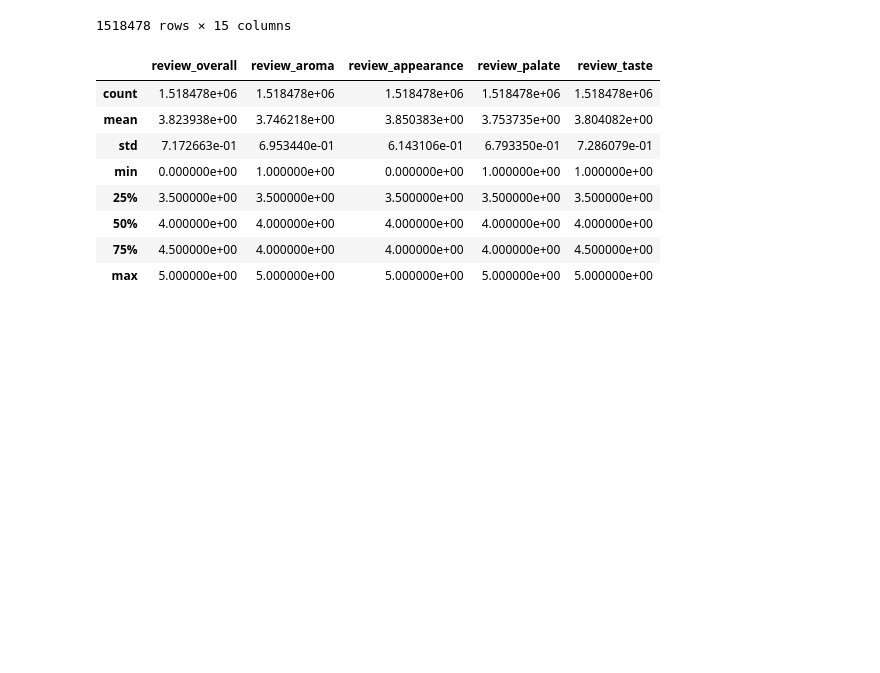
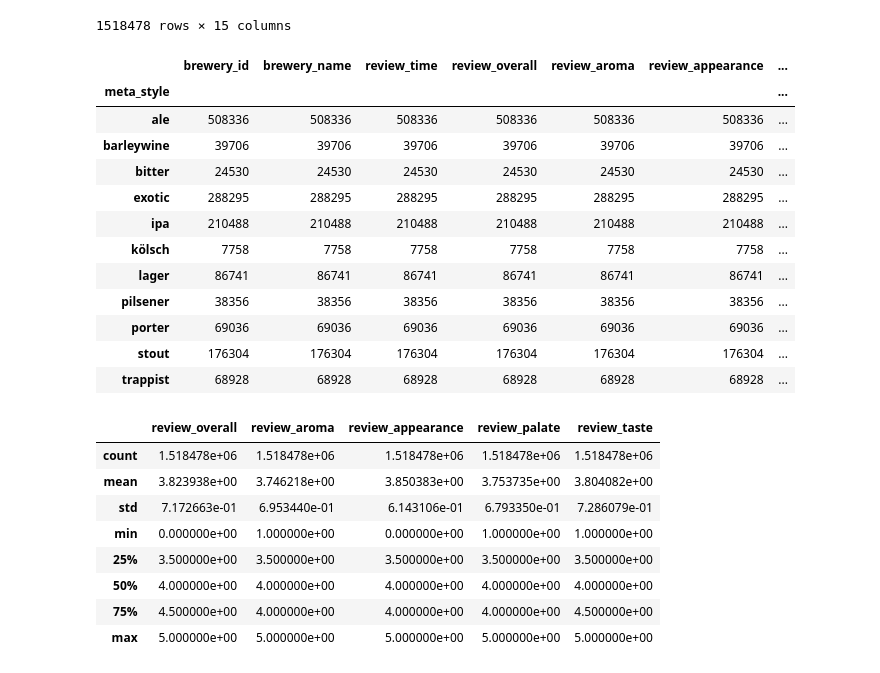
Before and after one commit to mactzu/PredictivePandas, a Jupyter notebook: work/eamonn/Beer_feature_add.ipynb, the cells around one changed output. Drawn from its saved outputs; the diff is of its cells as text; code cells hidden in the pictures; blank space fills up the shorter version.

```diff
--- a/work/eamonn/Beer_feature_add.ipynb
+++ b/work/eamonn/Beer_feature_add.ipynb
@@ -62,6 +62,22 @@ mod_beer_df
 # %%
 #Group Beers
 #create features STD, mean
+beer_group = mod_beer_df.groupby(["meta_style"]).count()
+beer_group
+# %% [output]
+|  | brewery_id | brewery_name | review_time | review_overall | review_aroma | review_appearance | ... |
+| meta_style |  |  |  |  |  |  | ... |
+| ale | 508336 | 508336 | 508336 | 508336 | 508336 | 508336 | ... |
+| barleywine | 39706 | 39706 | 39706 | 39706 | 39706 | 39706 | ... |
+| bitter | 24530 | 24530 | 24530 | 24530 | 24530 | 24530 | ... |
+| exotic | 288295 | 288295 | 288295 | 288295 | 288295 | 288295 | ... |
+| ipa | 210488 | 210488 | 210488 | 210488 | 210488 | 210488 | ... |
+| kölsch | 7758 | 7758 | 7758 | 7758 | 7758 | 7758 | ... |
+| lager | 86741 | 86741 | 86741 | 86741 | 86741 | 86741 | ... |
+| pilsener | 38356 | 38356 | 38356 | 38356 | 38356 | 38356 | ... |
+| porter | 69036 | 69036 | 69036 | 69036 | 69036 | 69036 | ... |
+| stout | 176304 | 176304 | 176304 | 176304 | 176304 | 176304 | ... |
+| trappist | 68928 | 68928 | 68928 | 68928 | 68928 | 68928 | ... |
 # %%
 #Create sub group on review numbers only for easier groupby calculations
 beer_sub_grp = mod_beer_df[["beer_name", "review_overall", "review_aroma", "review_appearance", "review_palate", "review_taste"]]
```
Also changed, not shown: 24 other files.
